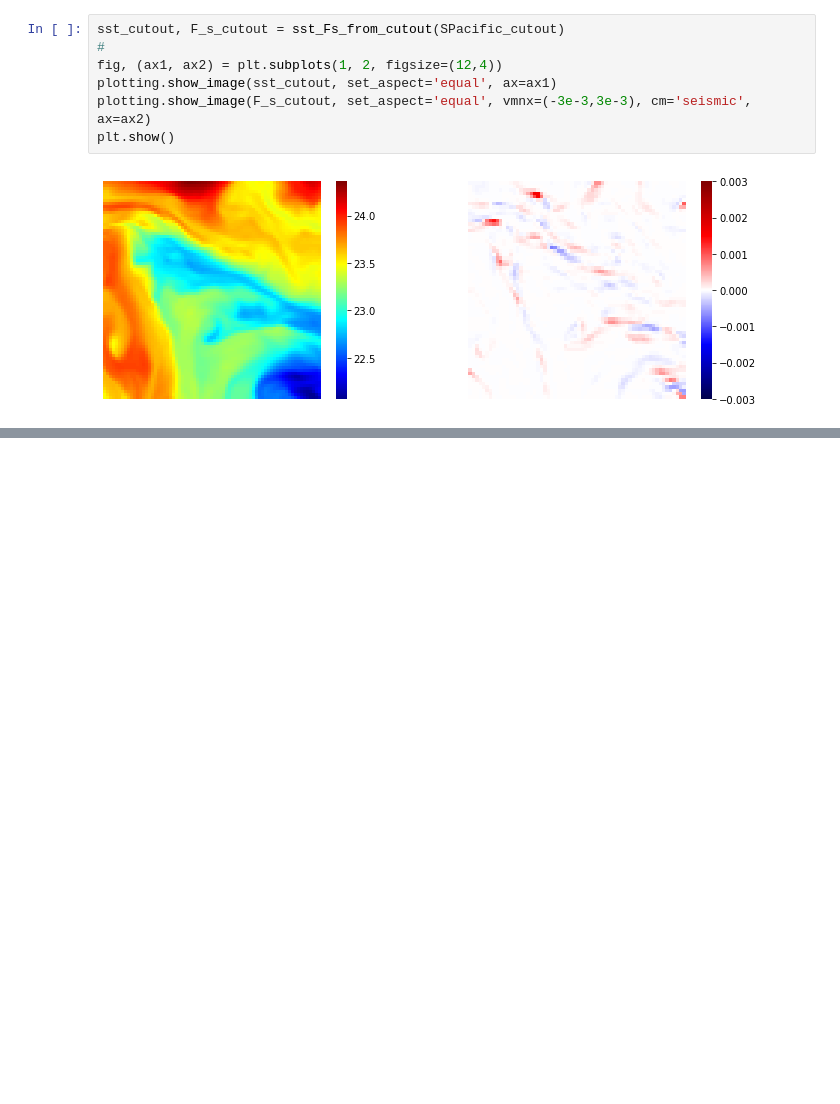
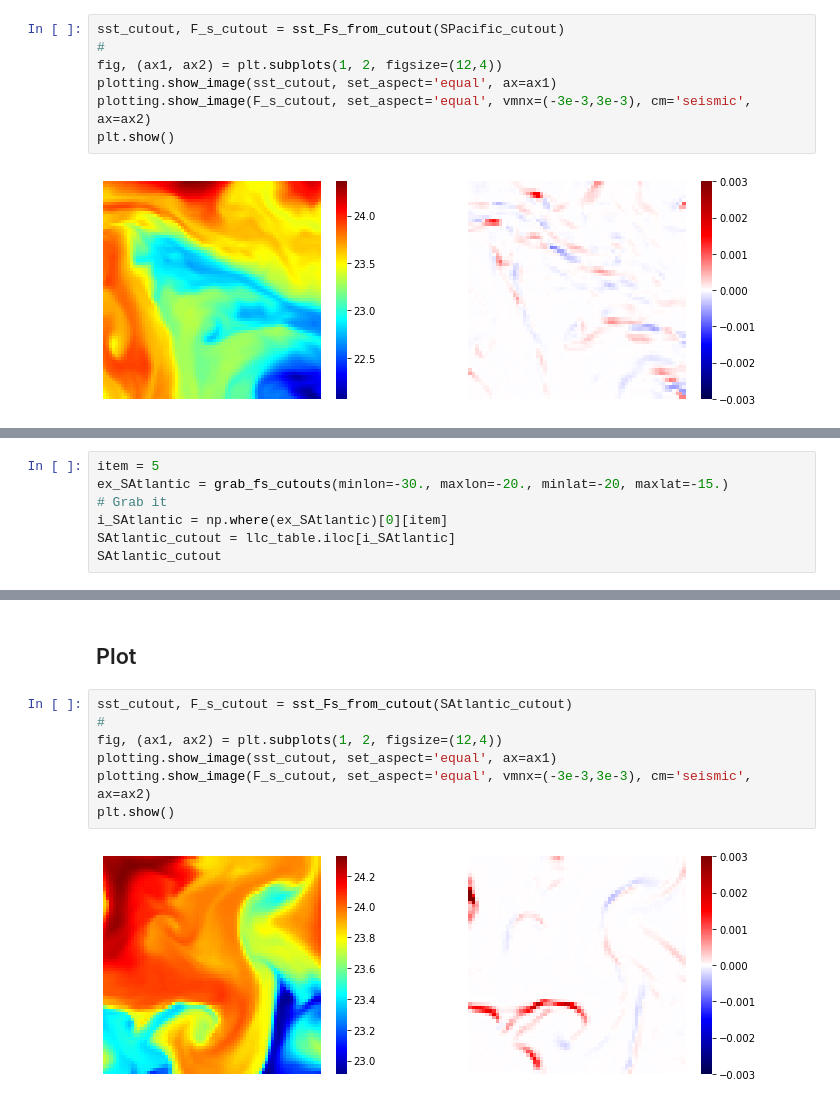
Before and after one commit to AI-for-Ocean-Science/ulmo, a Jupyter notebook: papers/LLC/Kin/Analysis/F_s_global.ipynb, the cells around one changed output, grey strips where cells are left out. Drawn from its saved outputs; the diff is of its cells as text; blank space fills up the shorter version.

```diff
--- a/papers/LLC/Kin/Analysis/F_s_global.ipynb
+++ b/papers/LLC/Kin/Analysis/F_s_global.ipynb
@@ -228,0 +233,7 @@ plt.show()
+# %%
+item = 5
+ex_SAtlantic = grab_fs_cutouts(minlon=-30., maxlon=-20., minlat=-20, maxlat=-15.)
+# Grab it
+i_SAtlantic = np.where(ex_SAtlantic)[0][item]
+SAtlantic_cutout = llc_table.iloc[i_SAtlantic]
+SAtlantic_cutout
@@ -228,0 +260,11 @@ plt.show()
+# %% [markdown]
+## Plot
+# %%
+sst_cutout, F_s_cutout = sst_Fs_from_cutout(SAtlantic_cutout)
+#
+fig, (ax1, ax2) = plt.subplots(1, 2, figsize=(12,4))
+plotting.show_image(sst_cutout, set_aspect='equal', ax=ax1)
+plotting.show_image(F_s_cutout, set_aspect='equal', vmnx=(-3e-3,3e-3), cm='seismic', ax=ax2)
+plt.show()
+# %% [output]
+[figure, added]
```
Also changed, not shown: parts of 3 cells of this notebook.
